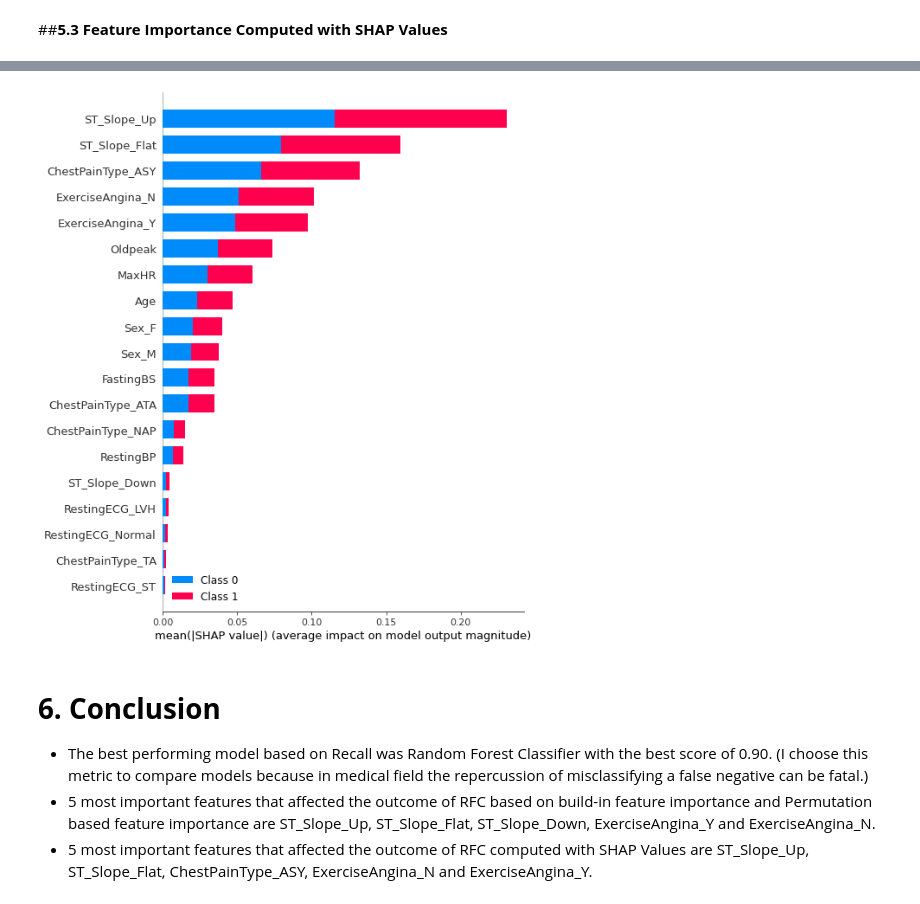
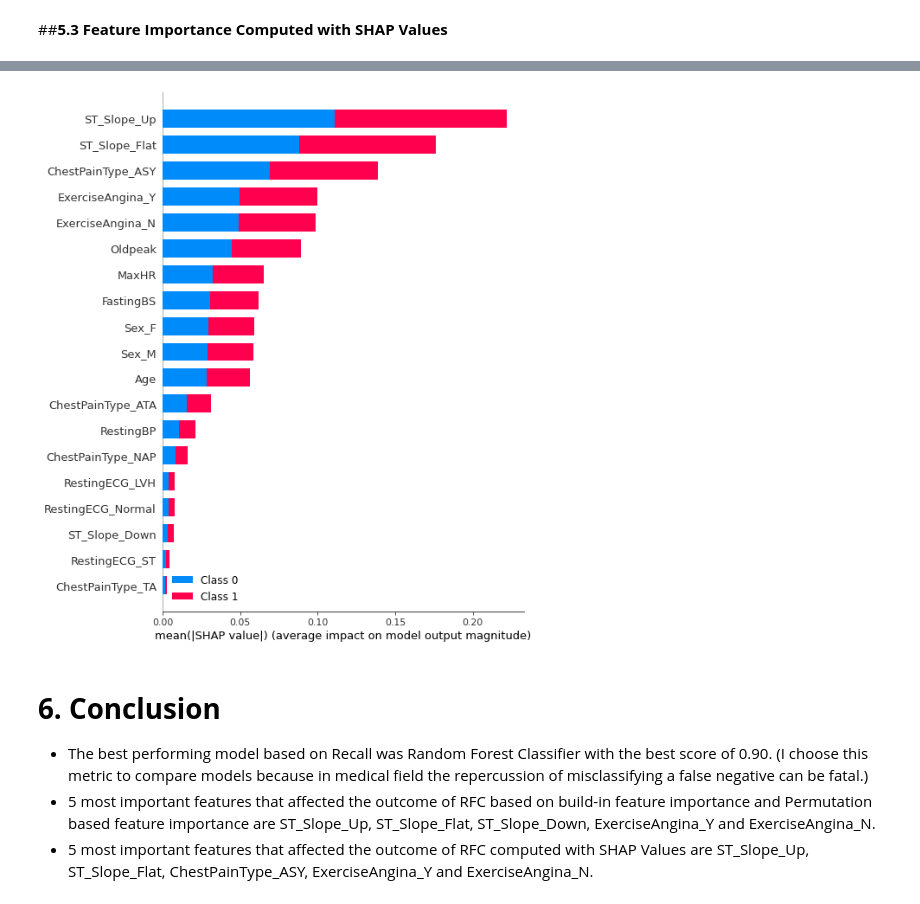
Before and after one commit to BeataZmuranova/Heart_failure, a Jupyter notebook: Heart_failure_prediction.ipynb, the cells around one changed output, grey strips where cells are left out. Cells and saved outputs as stored; diff of their text form; code cells hidden in the pictures.

```diff
--- a/Heart_failure_prediction.ipynb
+++ b/Heart_failure_prediction.ipynb
@@ -689,14 +675,14 @@ cols = ["Age", "RestingBP", "FastingBS", "MaxHR", "Oldpeak", "Sex_F", "Sex_M",
         "RestingECG_ST", "ExerciseAngina_N", "ExerciseAngina_Y",
         "ST_Slope_Down", "ST_Slope_Flat", "ST_Slope_Up"
         ]
-X_train_std = pd.DataFrame(X_train_scaled, columns=cols)
-X_test_std = pd.DataFrame(X_test_scaled, columns=cols)
+X_train_cols = pd.DataFrame(X_train_scaled, columns=cols)
+X_test_cols = pd.DataFrame(X_test_scaled, columns=cols)
 # %%
 # training RF model with the best hyperparameters from gridsearch
 # trénovanie modelu RF s parametrami z gridsearch
-rf = RandomForestClassifier(criterion='gini',
-                            max_depth=5,
-                            max_features='auto',
-                            n_estimators=200
+rf = RandomForestClassifier(criterion='entropy',
+                            max_depth=7,
+                            max_features='sqrt',
+                            n_estimators=400
                             )
-rf.fit(X_train_std, y_train.values.ravel())
+rf.fit(X_train_cols, y_train.values.ravel())
@@ -749,14 +739,14 @@ Successfully installed shap-0.41.0 slicer-0.0.7
 import shap
 # %%
 explainer = shap.TreeExplainer(rf)
-shap_values = explainer.shap_values(X_test_std)
+shap_values = explainer.shap_values(X_test_cols)
 # %%
-shap.summary_plot(shap_values, X_test_std, plot_type= "bar")
+shap.summary_plot(shap_values, X_test_cols, plot_type= "bar")
 # %% [output]
-[figure, old version]
+[figure, new version]
 # %% [markdown]
 # **6. Conclusion**
 
 *   The best performing model based on Recall was Random Forest Classifier with the best score of 0.90. (I choose this metric to compare models because in medical field the repercussion of misclassifying a false negative can be fatal.)
 *   5 most important features that affected the outcome of RFC based on build-in feature importance and Permutation based feature importance are ST_Slope_Up, ST_Slope_Flat, ST_Slope_Down, ExerciseAngina_Y and ExerciseAngina_N.
-*   5 most important features that affected the outcome of RFC computed with SHAP Values are ST_Slope_Up, ST_Slope_Flat, ChestPainType_ASY, ExerciseAngina_N and ExerciseAngina_Y.
+*   5 most important features that affected the outcome of RFC computed with SHAP Values are ST_Slope_Up, ST_Slope_Flat, ChestPainType_ASY, ExerciseAngina_Y and ExerciseAngina_N.
```
Also changed, not shown: parts of 22 cells of this notebook.
